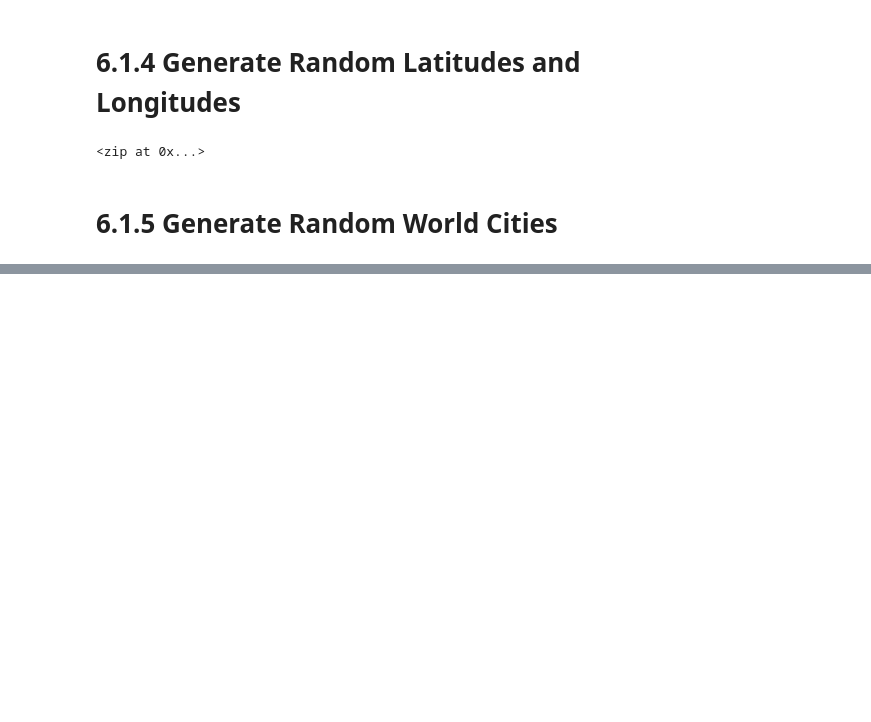
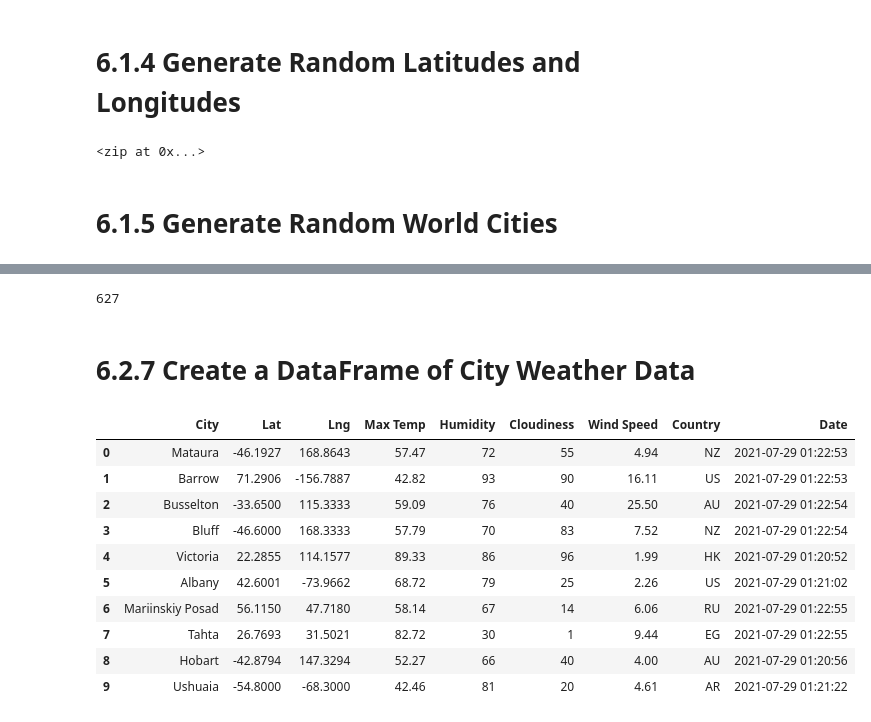
Before and after one commit to ewaszy/World_Weather_Analysis, a Jupyter notebook: WeatherPy.ipynb, the cells around one changed output, grey strips where cells are left out. Saved outputs shown, nothing was run; the diff lists cells and outputs as text; code cells hidden in the pictures; blank space fills up the shorter version.

Commit message:
6.2 Retrieve, Collect, and Clean Weather Data - Complete

```diff
--- a/WeatherPy.ipynb
+++ b/WeatherPy.ipynb
@@ -38,0 +47,6 @@ len(cities)
+# %%
+# Build the basic URL for the OpenWeatherMap with your weather_api_key added to the URL
+# Starting URL for Weather Map API Call.
+url = "http://api.openweathermap.org/data/2.5/weather?units=Imperial&APPID=" + weather_api_key
+
+print(url)
@@ -38,0 +151,22 @@ len(cities)
+# %%
+len(cities)
+# %% [output]
+627
+# %% [markdown]
+# 6.2.7 Create a DataFrame of City Weather Data
+# %%
+# Convert the array of dictionaries to a Pandas DataFrame.
+city_data_df = pd.DataFrame(city_data)
+city_data_df.head(10)
+# %% [output]
+|  | City | Lat | Lng | Max Temp | Humidity | Cloudiness | Wind Speed | Country | Date |
+| 0 | Mataura | -46.1927 | 168.8643 | 57.47 | 72 | 55 | 4.94 | NZ | 2021-07-29 01:22:53 |
+| 1 | Barrow | 71.2906 | -156.7887 | 42.82 | 93 | 90 | 16.11 | US | 2021-07-29 01:22:53 |
+| 2 | Busselton | -33.6500 | 115.3333 | 59.09 | 76 | 40 | 25.50 | AU | 2021-07-29 01:22:54 |
+| 3 | Bluff | -46.6000 | 168.3333 | 57.79 | 70 | 83 | 7.52 | NZ | 2021-07-29 01:22:54 |
+| 4 | Victoria | 22.2855 | 114.1577 | 89.33 | 86 | 96 | 1.99 | HK | 2021-07-29 01:20:52 |
+| 5 | Albany | 42.6001 | -73.9662 | 68.72 | 79 | 25 | 2.26 | US | 2021-07-29 01:21:02 |
+| 6 | Mariinskiy Posad | 56.1150 | 47.7180 | 58.14 | 67 | 14 | 6.06 | RU | 2021-07-29 01:22:55 |
+| 7 | Tahta | 26.7693 | 31.5021 | 82.72 | 30 | 1 | 9.44 | EG | 2021-07-29 01:22:55 |
+| 8 | Hobart | -42.8794 | 147.3294 | 52.27 | 66 | 40 | 4.00 | AU | 2021-07-29 01:20:56 |
+| 9 | Ushuaia | -54.8000 | -68.3000 | 42.46 | 81 | 20 | 4.61 | AR | 2021-07-29 01:21:22 |
```
Also changed, not shown: parts of 9 cells of this notebook, 3 other files.
